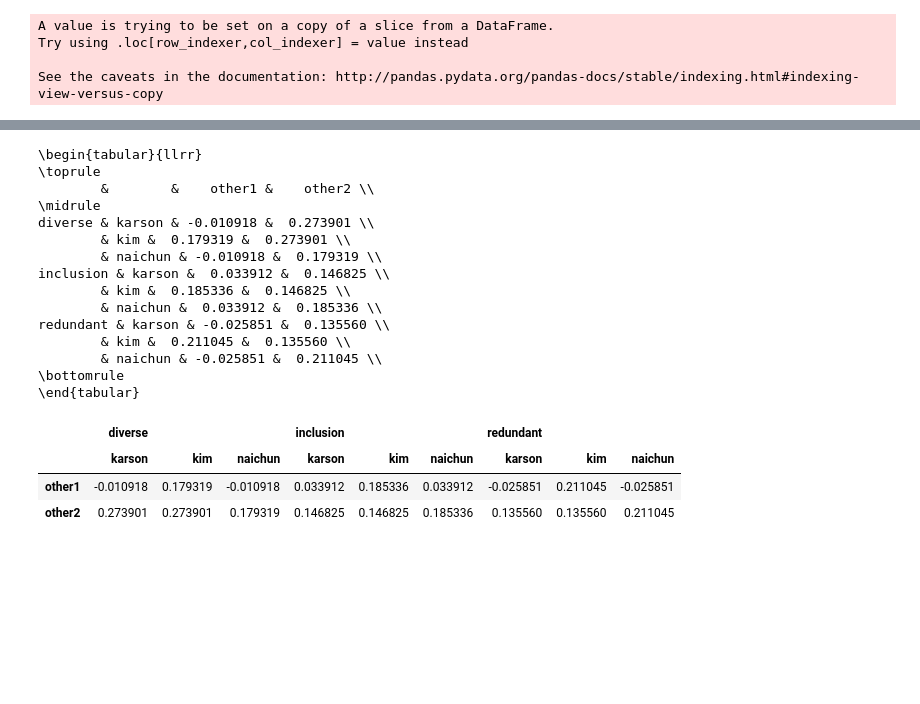
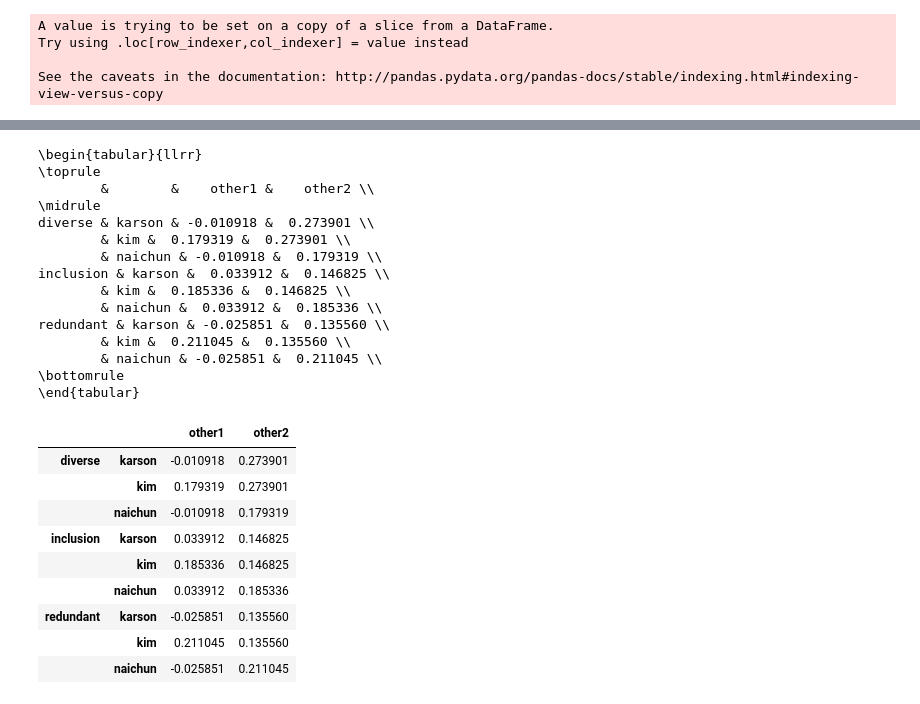
Before and after one commit to cgnorthcutt/forum-diversification, a Jupyter notebook: mmr_experiment/mmr_experiment_analysis.ipynb, the cells around one changed output, grey strips where cells are left out. Saved outputs shown, nothing was run; the diff lists cells and outputs as text; code cells hidden in the pictures; blank space fills up the shorter version.

```diff
--- a/mmr_experiment/mmr_experiment_analysis.ipynb
+++ b/mmr_experiment/mmr_experiment_analysis.ipynb
@@ -152,33 +166,39 @@ from sklearn.metrics import cohen_kappa_score
 # %%
 df_cohen = mmr_results.set_index(["user"])
 cohen = {}
 
 for exp in experiments:
   for name1 in mmr_results.user.unique():
       cohen[exp, name1] = [cohen_kappa_score(df_cohen.ix[name1][exp], df_cohen.ix[name2][exp]) for name2 in mmr_results.user.unique() if name1 != name2]
 
 print pd.DataFrame(cohen, index=["other1", "other2"]).transpose().to_latex()
-pd.DataFrame(cohen, index=["other1", "other2"])
+pd.DataFrame(cohen, index=["other1", "other2"]).transpose()
 # %% [output]
 \begin{tabular}{llrr}
 \toprule
         &        &    other1 &    other2 \\
 \midrule
 diverse & karson & -0.010918 &  0.273901 \\
         & kim &  0.179319 &  0.273901 \\
         & naichun & -0.010918 &  0.179319 \\
 inclusion & karson &  0.033912 &  0.146825 \\
         & kim &  0.185336 &  0.146825 \\
         & naichun &  0.033912 &  0.185336 \\
 redundant & karson & -0.025851 &  0.135560 \\
         & kim &  0.211045 &  0.135560 \\
         & naichun & -0.025851 &  0.211045 \\
 \bottomrule
 \end{tabular}
-|  | diverse |  |  | inclusion |  |  | redundant |  |  |
-|  | karson | kim | naichun | karson | kim | naichun | karson | kim | naichun |
-| other1 | -0.010918 | 0.179319 | -0.010918 | 0.033912 | 0.185336 | 0.033912 | -0.025851 | 0.211045 | -0.025851 |
-| other2 | 0.273901 | 0.273901 | 0.179319 | 0.146825 | 0.146825 | 0.185336 | 0.135560 | 0.135560 | 0.211045 |
+|  |  | other1 | other2 |
+| diverse | karson | -0.010918 | 0.273901 |
+|  | kim | 0.179319 | 0.273901 |
+|  | naichun | -0.010918 | 0.179319 |
+| inclusion | karson | 0.033912 | 0.146825 |
+|  | kim | 0.185336 | 0.146825 |
+|  | naichun | 0.033912 | 0.185336 |
+| redundant | karson | -0.025851 | 0.135560 |
+|  | kim | 0.211045 | 0.135560 |
+|  | naichun | -0.025851 | 0.211045 |
 # %%
 # Compute fraction agreement
 df_cohen = mmr_results.set_index(["user"])
```
Also changed, not shown: parts of 5 cells of this notebook, 1 other file.
